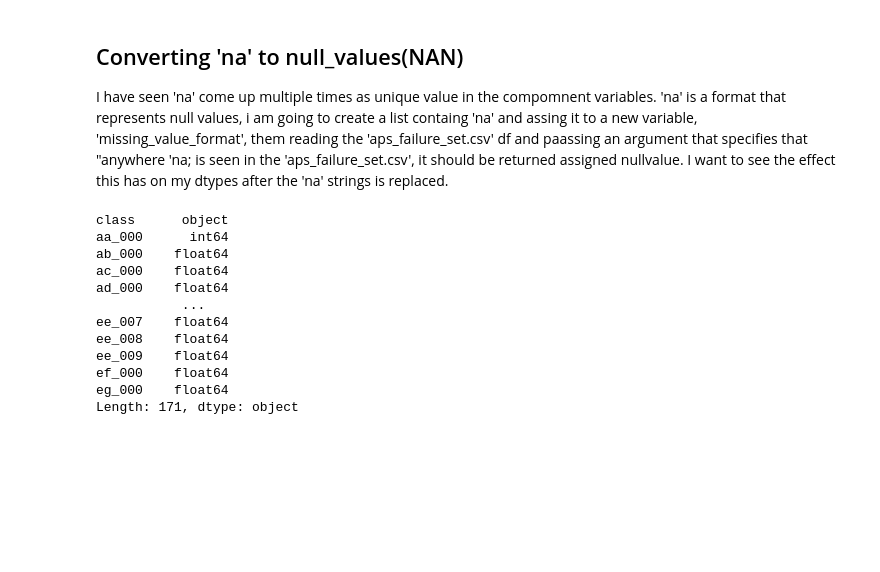
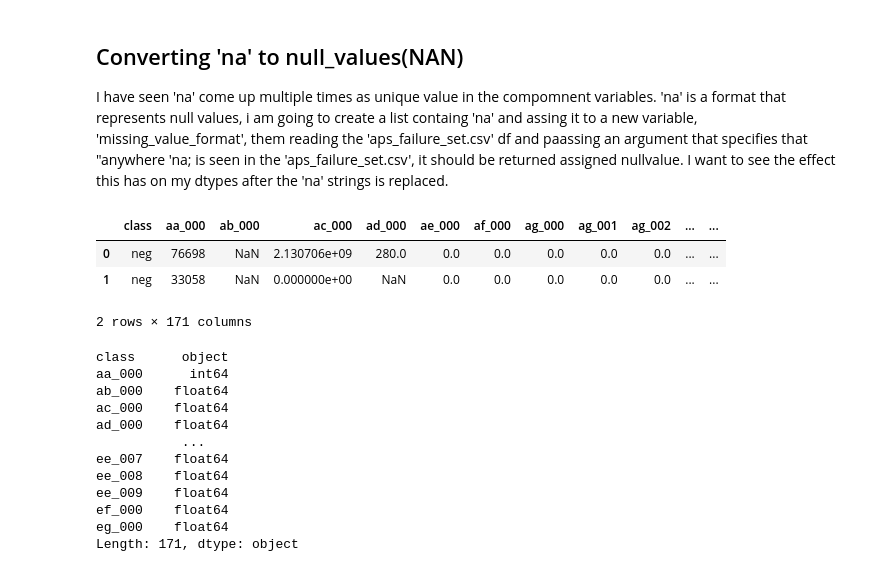
Before and after one commit to Ayomide-ola/Bussiness_Analysis, a Jupyter notebook: App_failure CA.ipynb, the cells around one changed output. Saved outputs shown, nothing was run; the diff lists cells and outputs as text; code cells hidden in the pictures; blank space fills up the shorter version.

```diff
--- a/App_failure CA.ipynb
+++ b/App_failure CA.ipynb
@@ -420,7 +420,13 @@ With this, i now know that function 'get_object' can not performe what i intend
 I have seen 'na' come up multiple times as unique value in the compomnent variables. 'na' is a format that represents null values, i am going to create a list containg 'na' and assing it to a new variable, 'missing_value_format', them reading the 'aps_failure_set.csv' df and paassing an argument that specifies that "anywhere 'na; is seen in the 'aps_failure_set.csv', it should be returned assigned nullvalue. I want to see the effect this has on my dtypes after the 'na' strings is replaced.
 # %%
 missing_value_format = ['na']
-df = pd.read_csv('aps_failure_set.csv', na_values = missing_value_formats)
+df= pd.read_csv('aps_failure_set.csv', na_values = missing_value_formats)
+df.head(2)
+# %% [output]
+|  | class | aa_000 | ab_000 | ac_000 | ad_000 | ae_000 | af_000 | ag_000 | ag_001 | ag_002 | ... | ... |
+| 0 | neg | 76698 | NaN | 2.130706e+09 | 280.0 | 0.0 | 0.0 | 0.0 | 0.0 | 0.0 | ... | ... |
+| 1 | neg | 33058 | NaN | 0.000000e+00 | NaN | 0.0 | 0.0 | 0.0 | 0.0 | 0.0 | ... | ... |
+2 rows × 171 columns
 # %%
 #Checking the types now.
 df.dtypes
```
Also changed, not shown: parts of 19 cells of this notebook.
